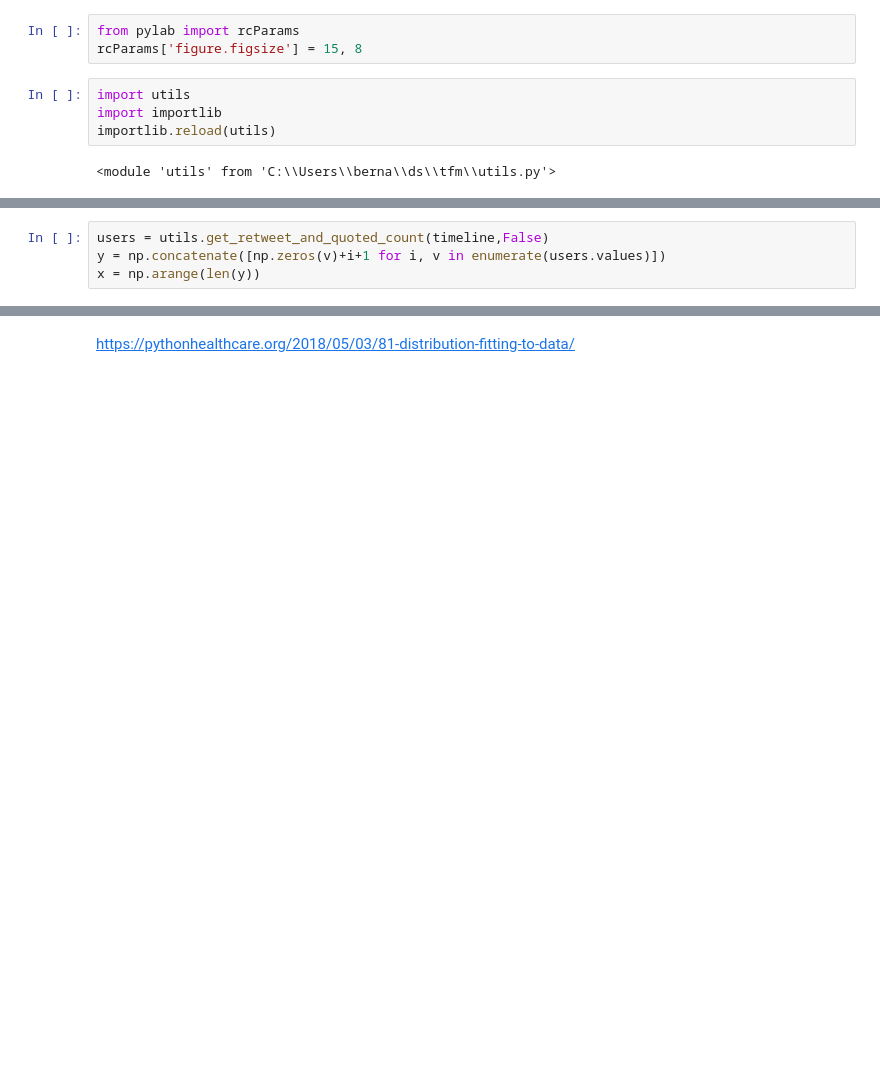
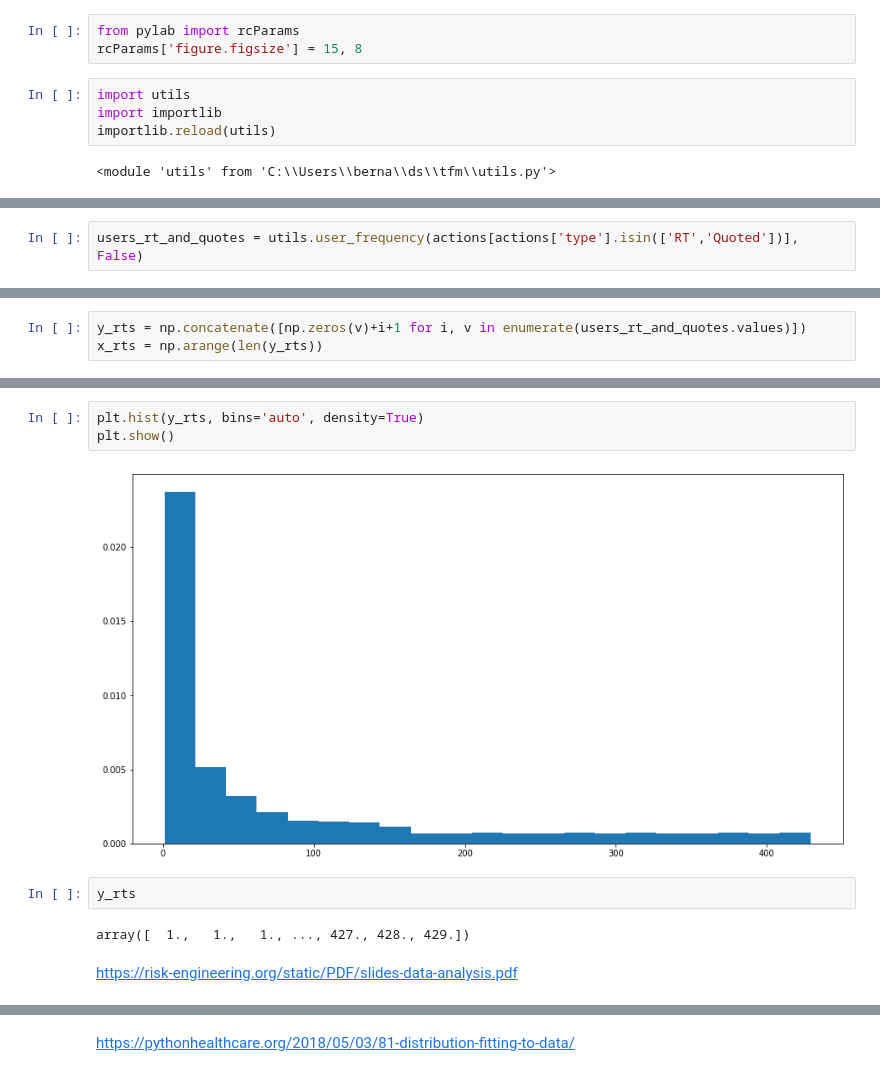
Before and after one commit to bernatesquirol/tfm, a Jupyter notebook: statistical_fit.ipynb, the cells around one changed output, grey strips where cells are left out. Saved outputs shown, nothing was run; the diff lists cells and outputs as text; blank space fills up the shorter version.

```diff
--- a/statistical_fit.ipynb
+++ b/statistical_fit.ipynb
@@ -27,0 +31,2 @@ Total likes: 793
+# %%
+users_rt_and_quotes = utils.user_frequency(actions[actions['type'].isin(['RT','Quoted'])], False)
@@ -28,5 +38,4 @@ Total likes: 793
 # %%
-users = utils.get_retweet_and_quoted_count(timeline,False)
-y = np.concatenate([np.zeros(v)+i+1 for i, v in enumerate(users.values)])
-x = np.arange(len(y))
+y_rts = np.concatenate([np.zeros(v)+i+1 for i, v in enumerate(users_rt_and_quotes.values)])
+x_rts = np.arange(len(y_rts))
 # %%
@@ -50 +59,12 @@ plt.show()
+# %%
+plt.hist(y_rts, bins='auto', density=True)
+plt.show()
+# %% [output]
+[figure, added]
+# %%
+y_rts
+# %% [output]
+array([  1.,   1.,   1., ..., 427., 428., 429.])
+# %% [markdown]
+https://risk-engineering.org/static/PDF/slides-data-analysis.pdf
 # %%
```
Also changed, not shown: parts of 18 cells of this notebook, 8 other files.
